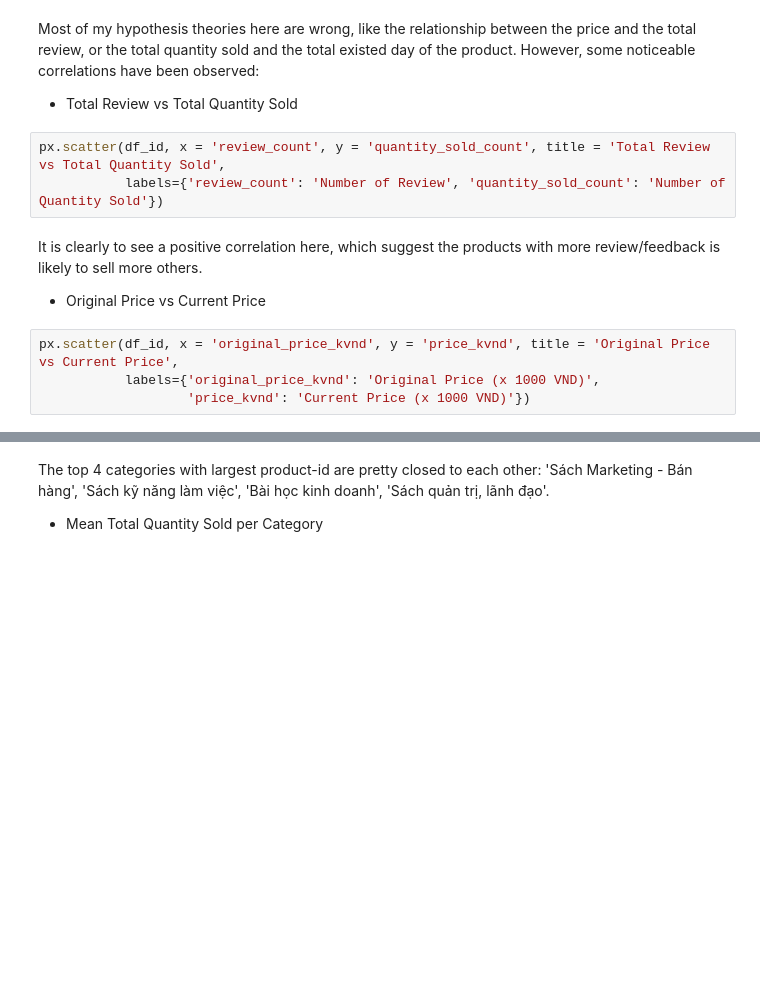
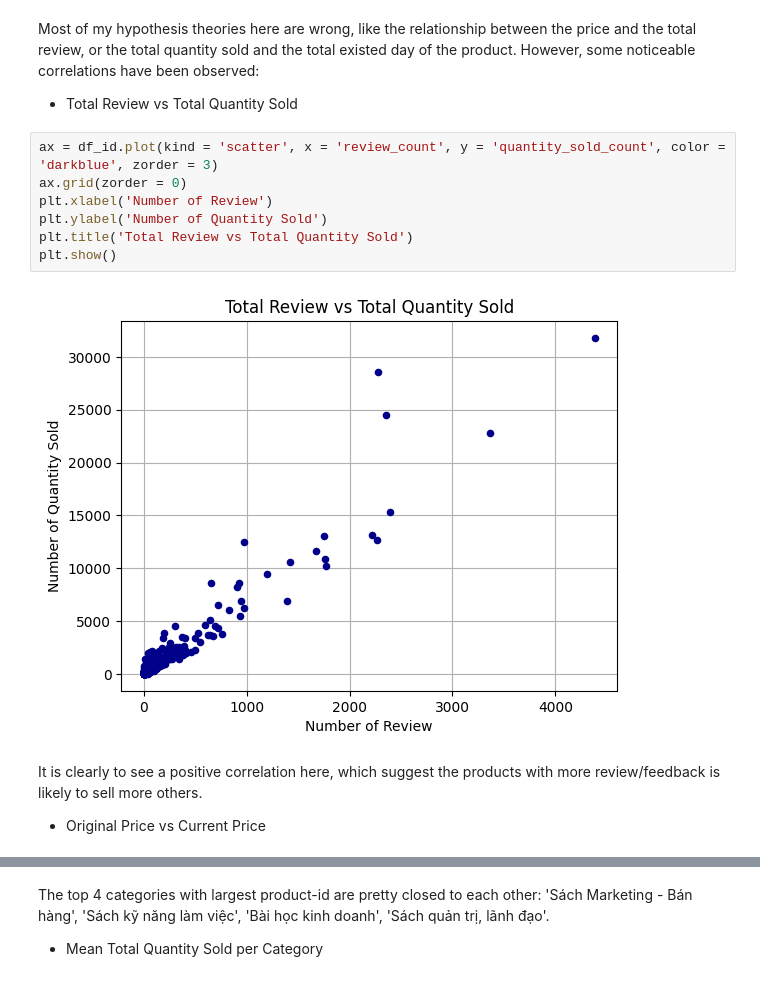
Before and after one commit to luongtien257/DataGeniusProject, a Jupyter notebook: EDA/EDA.ipynb, the cells around one changed output, grey strips where cells are left out. Drawn from its saved outputs; the diff is of its cells as text; blank space fills up the shorter version.

```diff
--- a/EDA/EDA.ipynb
+++ b/EDA/EDA.ipynb
@@ -232,13 +237,15 @@ df_id[['existed_day_count', 'price_kvnd', 'list_price_kvnd', 'original_price_kvn
 # %% [markdown]
 Most of my hypothesis theories here are wrong, like the relationship between the price and the total review, or the total quantity sold and the total existed day of the product. However, some noticeable correlations have been observed:
 * Total Review vs Total Quantity Sold
-# %%
-px.scatter(df_id, x = 'review_count', y = 'quantity_sold_count', title = 'Total Review vs Total Quantity Sold',
-           labels={'review_count': 'Number of Review', 'quantity_sold_count': 'Number of Quantity Sold'})
+# %%
+ax = df_id.plot(kind = 'scatter', x = 'review_count', y = 'quantity_sold_count', color = 'darkblue', zorder = 3)
+ax.grid(zorder = 0)
+plt.xlabel('Number of Review')
+plt.ylabel('Number of Quantity Sold')
+plt.title('Total Review vs Total Quantity Sold')
+plt.show()
+# %% [output]
+[figure, added]
 # %% [markdown]
 It is clearly to see a positive correlation here, which suggest the products with more review/feedback is likely to sell more others.
 * Original Price vs Current Price
-# %%
-px.scatter(df_id, x = 'original_price_kvnd', y = 'price_kvnd', title = 'Original Price vs Current Price',
-           labels={'original_price_kvnd': 'Original Price (x 1000 VND)',
-                   'price_kvnd': 'Current Price (x 1000 VND)'})
```
Also changed, not shown: parts of 16 cells of this notebook.
